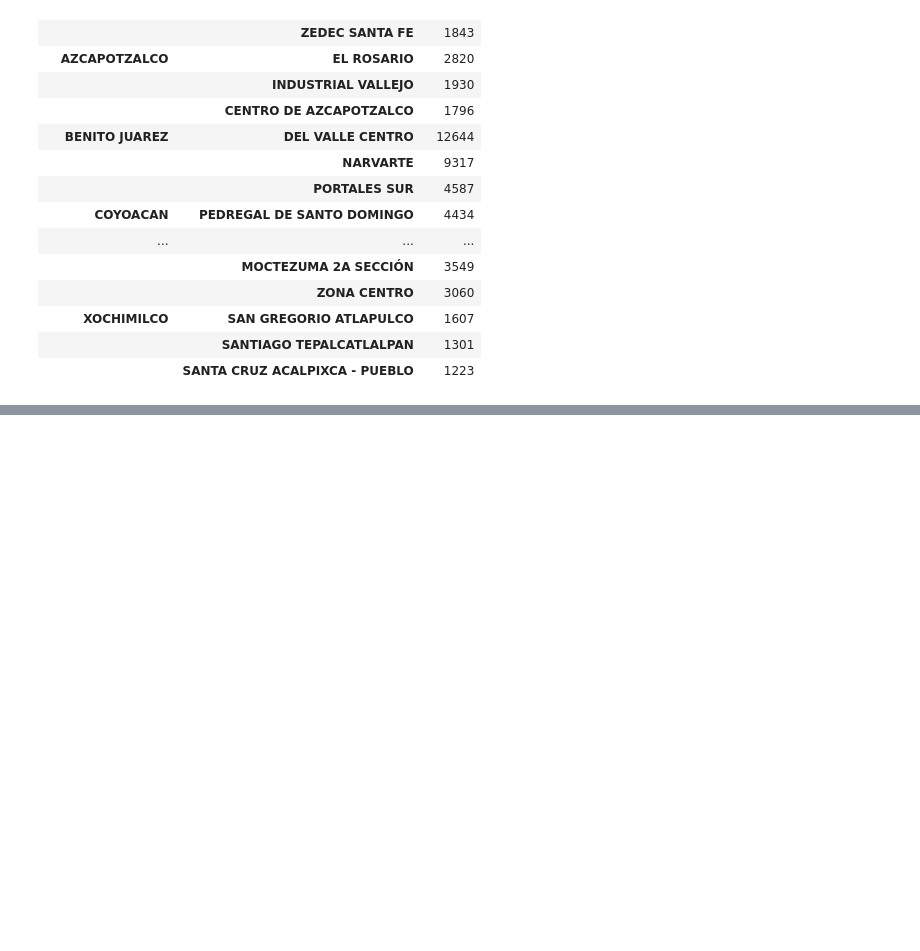
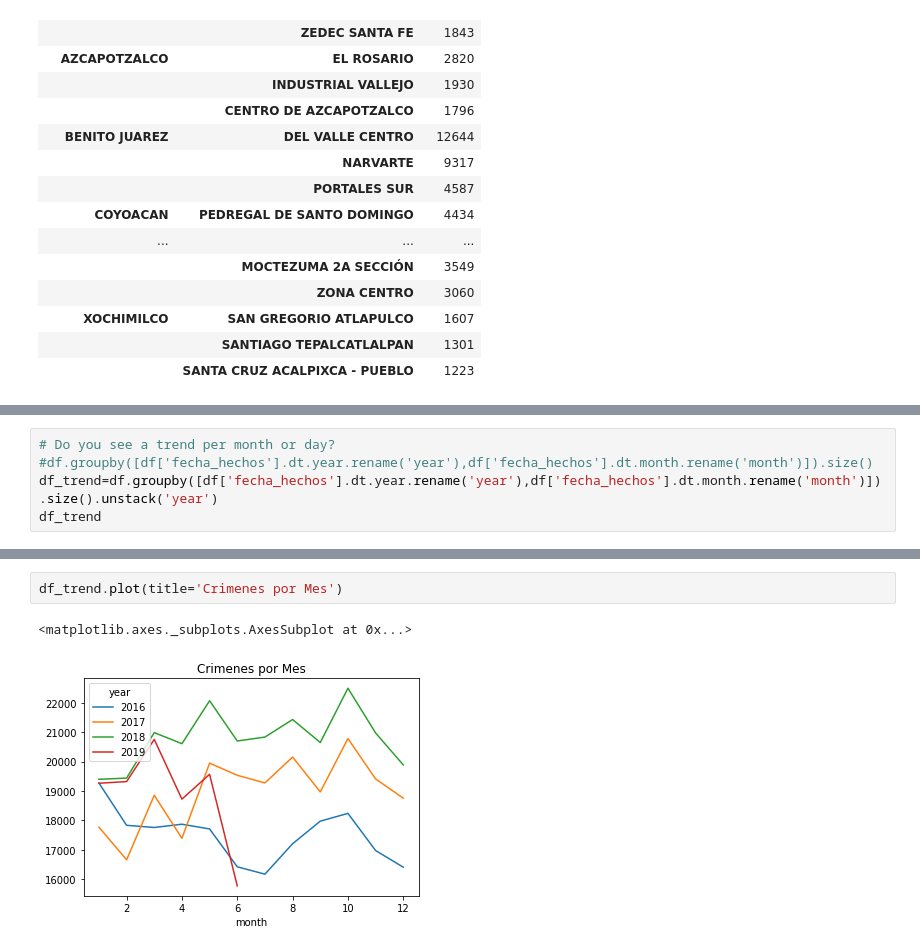
Before and after one commit to xalejandrow/interacting-with-the-twitter-api-project-tutorial, a Jupyter notebook: Crimes_4GKS.ipynb, the cells around one changed output, grey strips where cells are left out. Cells and saved outputs as stored; diff of their text form; blank space fills up the shorter version.

```diff
--- a/Crimes_4GKS.ipynb
+++ b/Crimes_4GKS.ipynb
@@ -304,0 +303,5 @@ df_colony
+# %%
+# Do you see a trend per month or day?
+#df.groupby([df['fecha_hechos'].dt.year.rename('year'),df['fecha_hechos'].dt.month.rename('month')]).size()
+df_trend=df.groupby([df['fecha_hechos'].dt.year.rename('year'),df['fecha_hechos'].dt.month.rename('month')]).size().unstack('year')
+df_trend
@@ -304,0 +323,5 @@ df_colony
+# %%
+df_trend.plot(title='Crimenes por Mes')
+# %% [output]
+<matplotlib.axes._subplots.AxesSubplot at 0x...>
+[figure, added]
```
Also changed, not shown: parts of 7 cells of this notebook.
